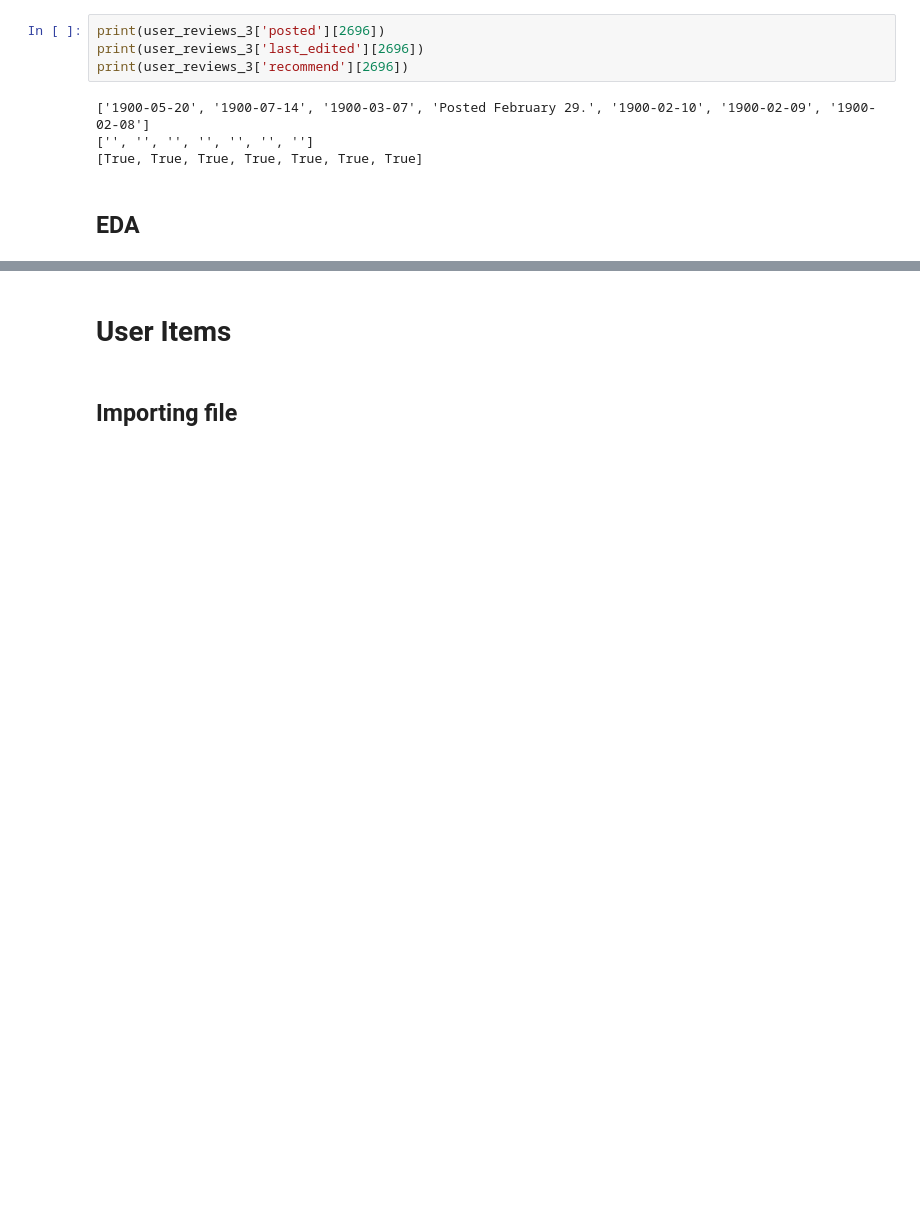
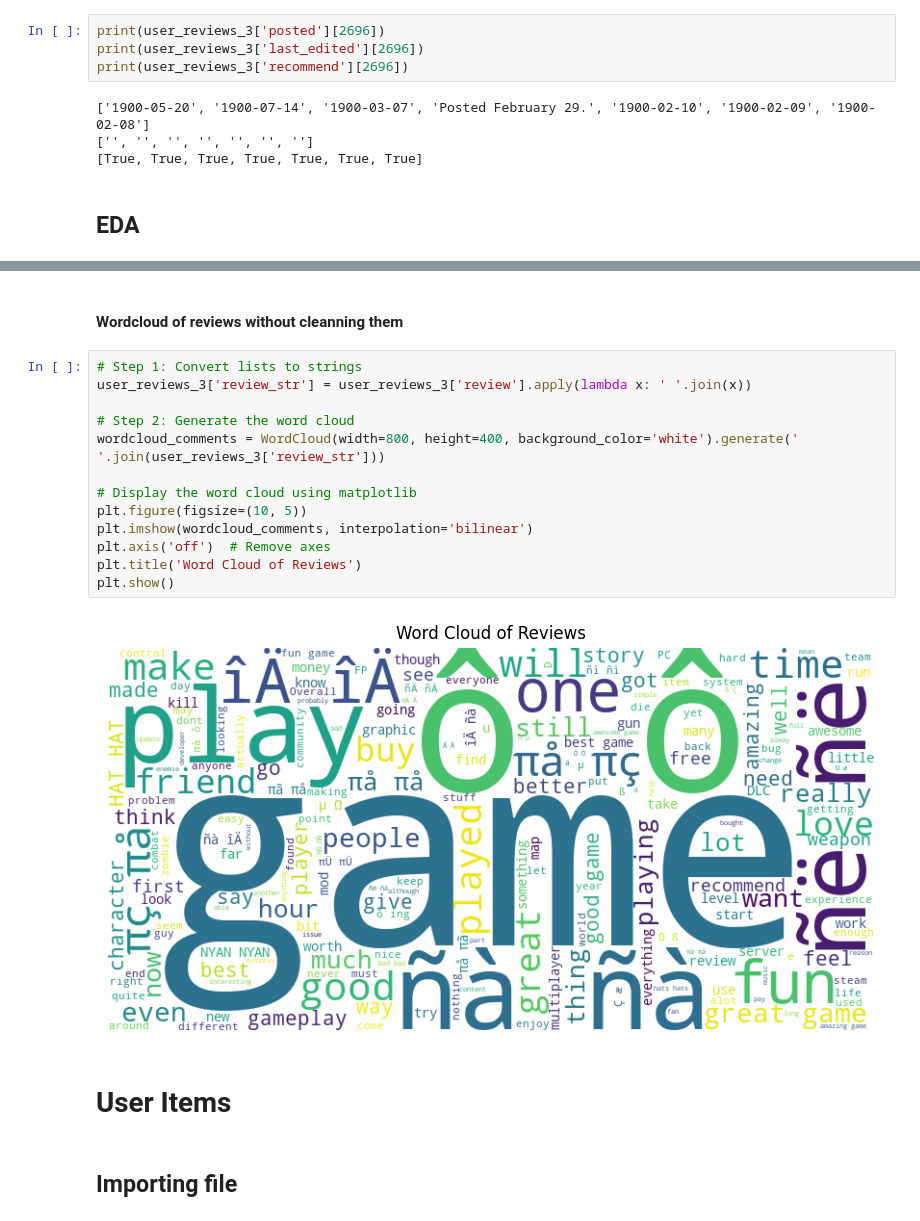
Before and after one commit to ronniefuertes/game-recommendation-system, a Jupyter notebook: eda/data_analysis.ipynb, the cells around one changed output, grey strips where cells are left out. Drawn from its saved outputs; the diff is of its cells as text; blank space fills up the shorter version.

```diff
--- a/eda/data_analysis.ipynb
+++ b/eda/data_analysis.ipynb
@@ -141,3 +147,20 @@ Sentiment analysis of review
+# %% [markdown]
+#### Wordcloud of reviews without cleanning them
+# %%
+# Step 1: Convert lists to strings
+user_reviews_3['review_str'] = user_reviews_3['review'].apply(lambda x: ' '.join(x))
+
+# Step 2: Generate the word cloud
+wordcloud_comments = WordCloud(width=800, height=400, background_color='white').generate(' '.join(user_reviews_3['review_str']))
+
+# Display the word cloud using matplotlib
+plt.figure(figsize=(10, 5))
+plt.imshow(wordcloud_comments, interpolation='bilinear')
+plt.axis('off')  # Remove axes
+plt.title('Word Cloud of Reviews')
+plt.show()
+# %% [output]
+[figure, added]
 # %% [markdown]
 # User Items
 # %% [markdown]
```
Also changed, not shown: parts of 44 cells of this notebook, 2 other files.
